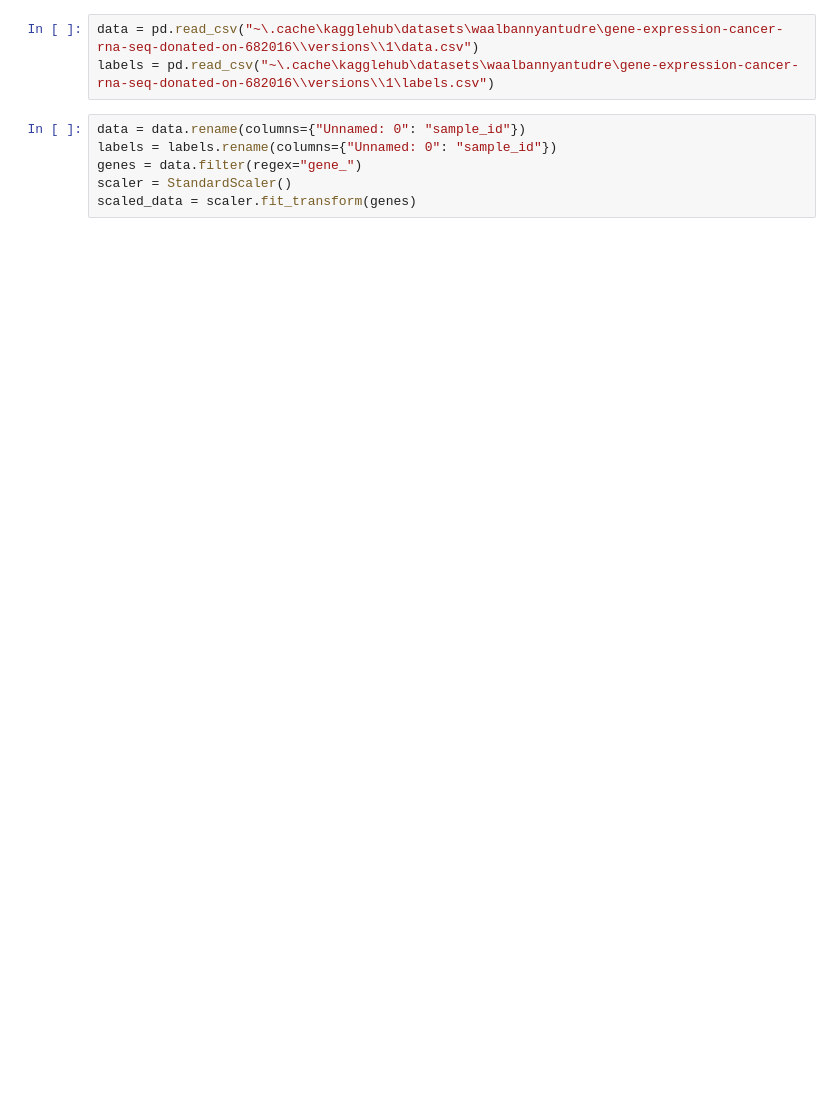
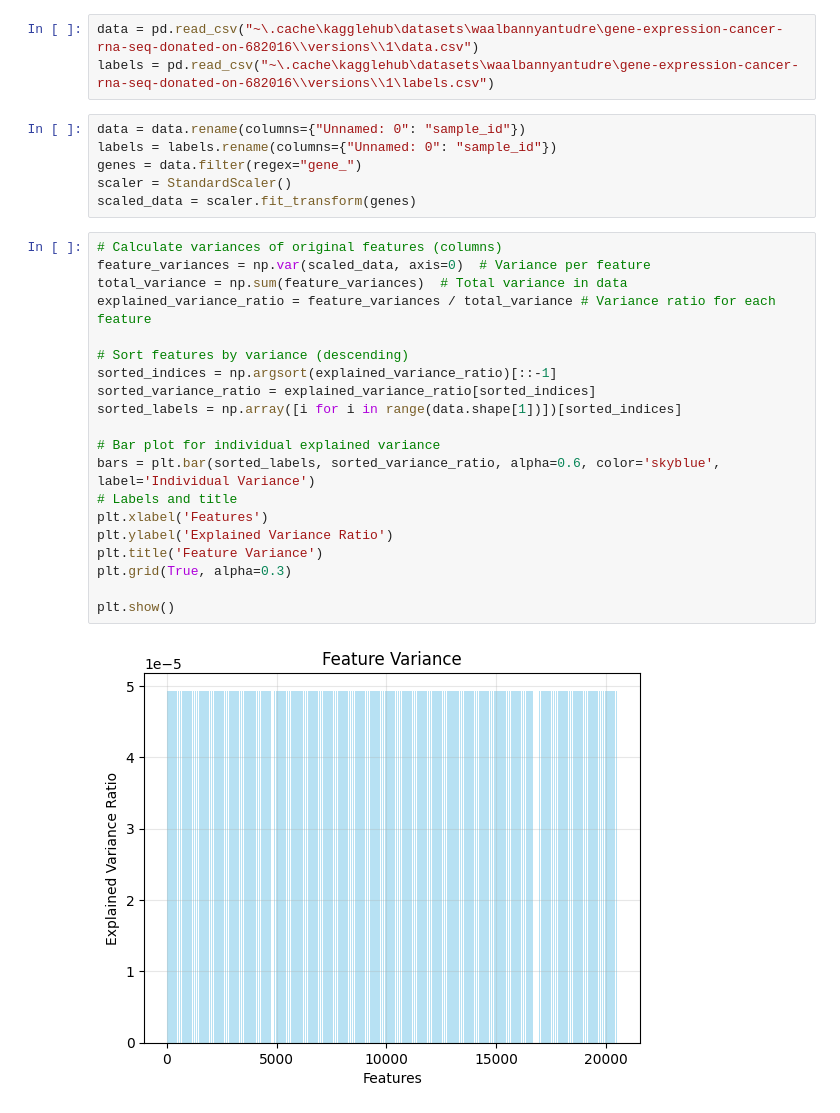
Before and after one commit to NicolasArVa/gene_expression_and_cancer, a Jupyter notebook: notebooks/gene_expression_PCA.ipynb, the cells around one changed output. Drawn from its saved outputs; the diff is of its cells as text; blank space fills up the shorter version.

```diff
--- a/notebooks/gene_expression_PCA.ipynb
+++ b/notebooks/gene_expression_PCA.ipynb
@@ -13,3 +13,25 @@ labels = labels.rename(columns={"Unnamed: 0": "sample_id"})
 genes = data.filter(regex="gene_")
 scaler = StandardScaler()
 scaled_data = scaler.fit_transform(genes)
+# %%
+# Calculate variances of original features (columns)
+feature_variances = np.var(scaled_data, axis=0)  # Variance per feature
+total_variance = np.sum(feature_variances)  # Total variance in data
+explained_variance_ratio = feature_variances / total_variance # Variance ratio for each feature
+
+# Sort features by variance (descending)
+sorted_indices = np.argsort(explained_variance_ratio)[::-1]
+sorted_variance_ratio = explained_variance_ratio[sorted_indices]
+sorted_labels = np.array([i for i in range(data.shape[1])])[sorted_indices]
+
+# Bar plot for individual explained variance
+bars = plt.bar(sorted_labels, sorted_variance_ratio, alpha=0.6, color='skyblue', label='Individual Variance')
+# Labels and title
+plt.xlabel('Features')
+plt.ylabel('Explained Variance Ratio')
+plt.title('Feature Variance')
+plt.grid(True, alpha=0.3)
+
+plt.show()
+# %% [output]
+[figure, added]
```
Also changed, not shown: parts of 7 cells of this notebook.
